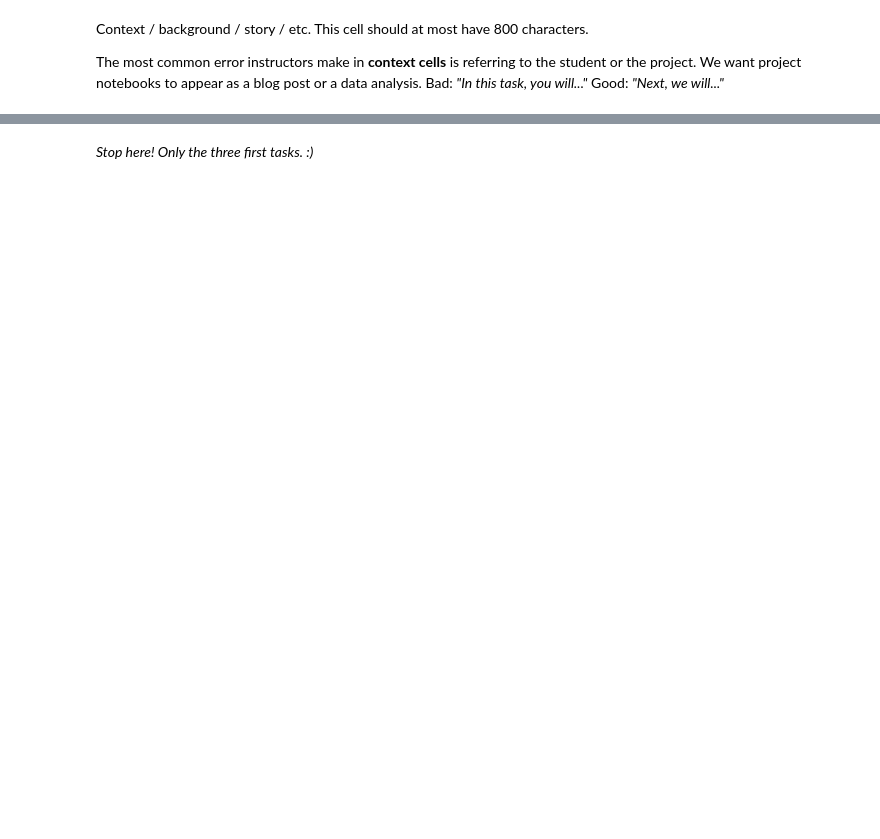
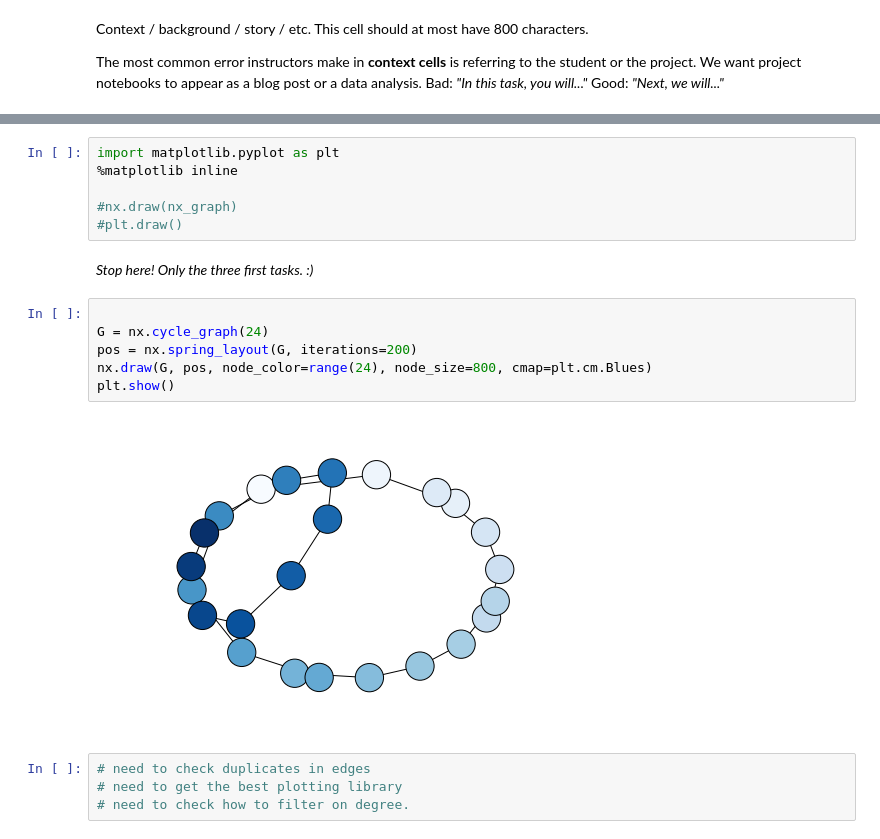
Before and after one commit to PGuti/projects-instructor-application-python, a Jupyter notebook: audition.ipynb, the cells around one changed output, grey strips where cells are left out. Cells and saved outputs as stored; diff of their text form; blank space fills up the shorter version.

```diff
--- a/audition.ipynb
+++ b/audition.ipynb
@@ -98,2 +123,20 @@ The most common error instructors make in **context cells** is referring to the
+# %%
+import matplotlib.pyplot as plt
+%matplotlib inline
+
+#nx.draw(nx_graph)
+#plt.draw()
 # %% [markdown]
 *Stop here! Only the three first tasks. :)*
+# %%
+
+G = nx.cycle_graph(24)
+pos = nx.spring_layout(G, iterations=200)
+nx.draw(G, pos, node_color=range(24), node_size=800, cmap=plt.cm.Blues)
+plt.show()
+# %% [output]
+[figure, added]
+# %%
+# need to check duplicates in edges
+# need to get the best plotting library
+# need to check how to filter on degree.
```
Also changed, not shown: parts of 11 cells of this notebook.
